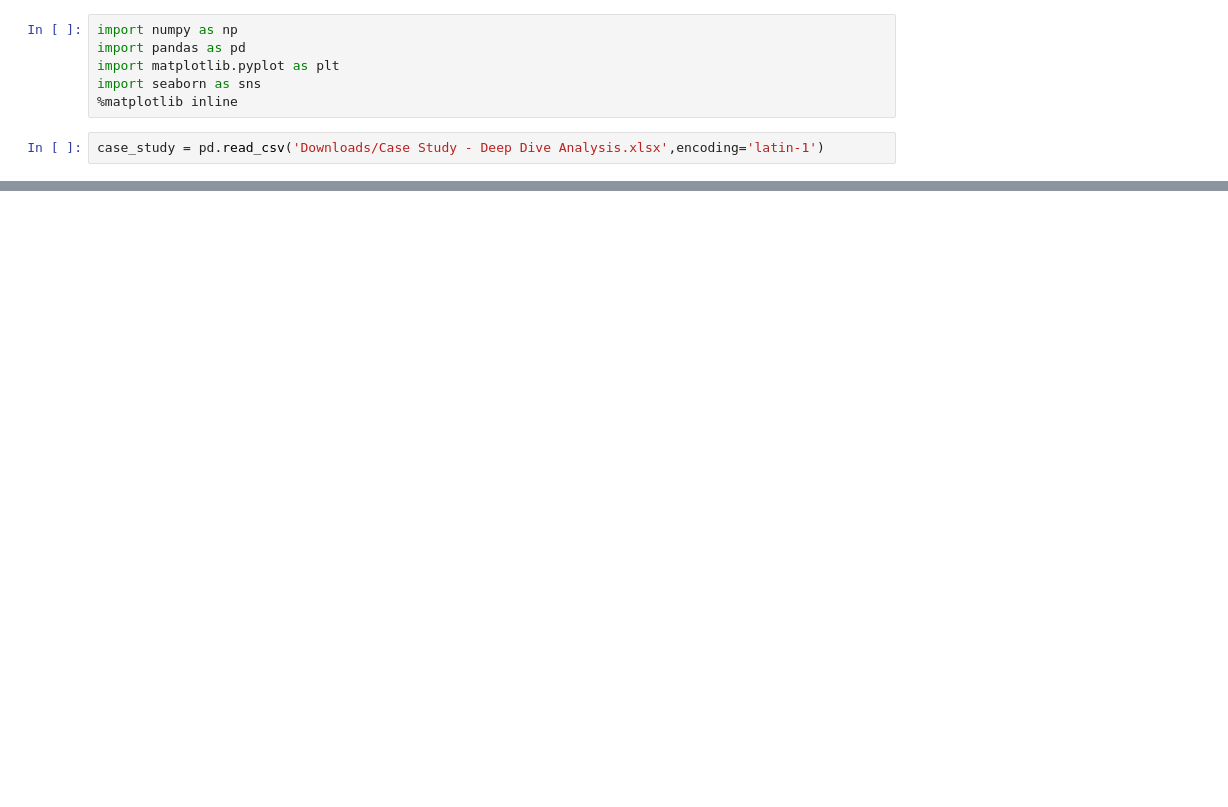
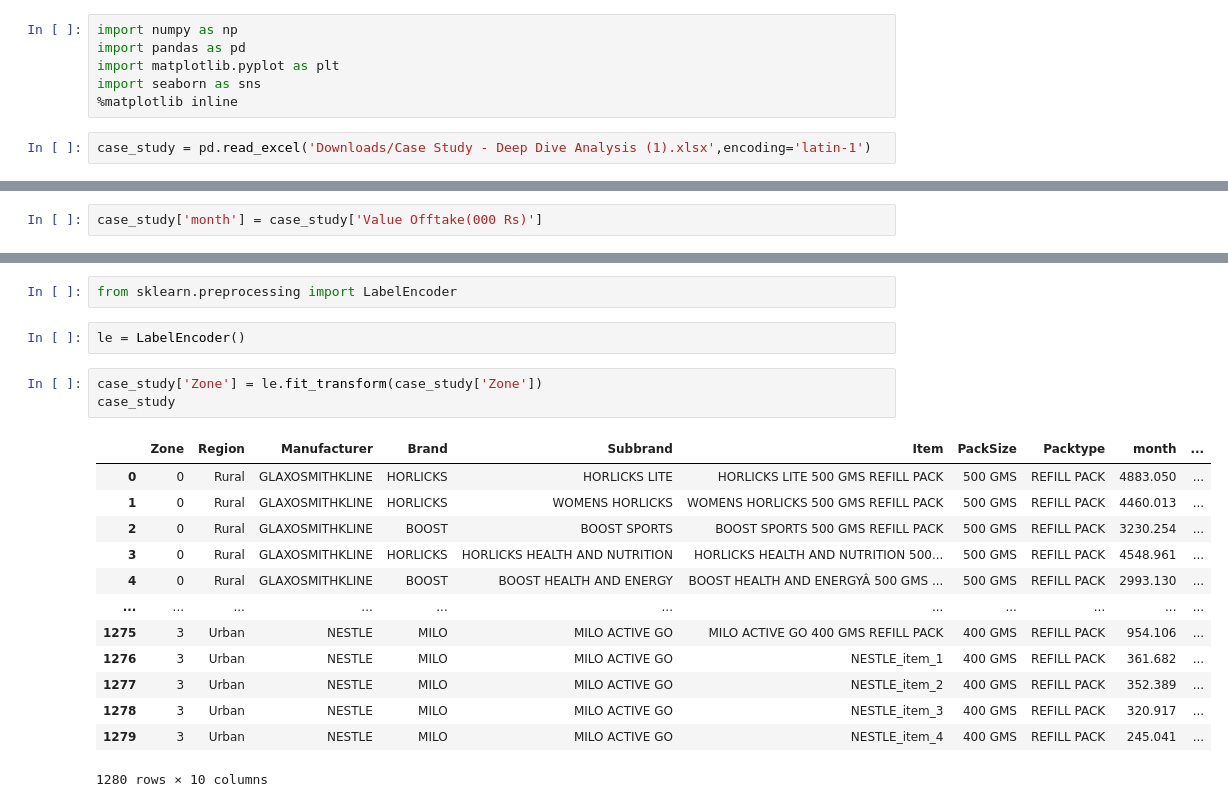
Before and after one commit to ShyamKumarChand/Collection-of-data, a Jupyter notebook: CaseStudy.ipynb, the cells around one changed output, grey strips where cells are left out. Cells and saved outputs as stored; diff of their text form; blank space fills up the shorter version.

```diff
--- a/CaseStudy.ipynb
+++ b/CaseStudy.ipynb
@@ -5,4 +5,4 @@ import matplotlib.pyplot as plt
 import seaborn as sns
 %matplotlib inline
 # %%
-case_study = pd.read_csv('Downloads/Case Study - Deep Dive Analysis.xlsx',encoding='latin-1')
+case_study = pd.read_excel('Downloads/Case Study - Deep Dive Analysis (1).xlsx',encoding='latin-1')
@@ -10,0 +53,2 @@ ParserError: Error tokenizing data. C error: Expected 2 fields in line 8, saw 3
+# %%
+case_study['month'] = case_study['Value Offtake(000 Rs)']
@@ -10,0 +101,21 @@ ParserError: Error tokenizing data. C error: Expected 2 fields in line 8, saw 3
+# %%
+from sklearn.preprocessing import LabelEncoder
+# %%
+le = LabelEncoder()
+# %%
+case_study['Zone'] = le.fit_transform(case_study['Zone'])
+case_study
+# %% [output]
+|  | Zone | Region | Manufacturer | Brand | Subbrand | Item | PackSize | Packtype | month | ... |
+| 0 | 0 | Rural | GLAXOSMITHKLINE | HORLICKS | HORLICKS LITE | HORLICKS LITE 500 GMS REFILL PACK | 500 GMS | REFILL PACK | 4883.050 | ... |
+| 1 | 0 | Rural | GLAXOSMITHKLINE | HORLICKS | WOMENS HORLICKS | WOMENS HORLICKS 500 GMS REFILL PACK | 500 GMS | REFILL PACK | 4460.013 | ... |
+| 2 | 0 | Rural | GLAXOSMITHKLINE | BOOST | BOOST SPORTS | BOOST SPORTS 500 GMS REFILL PACK | 500 GMS | REFILL PACK | 3230.254 | ... |
+| 3 | 0 | Rural | GLAXOSMITHKLINE | HORLICKS | HORLICKS HEALTH AND NUTRITION | HORLICKS HEALTH AND NUTRITION 500... | 500 GMS | REFILL PACK | 4548.961 | ... |
+| 4 | 0 | Rural | GLAXOSMITHKLINE | BOOST | BOOST HEALTH AND ENERGY | BOOST HEALTH AND ENERGYÂ 500 GMS ... | 500 GMS | REFILL PACK | 2993.130 | ... |
+| ... | ... | ... | ... | ... | ... | ... | ... | ... | ... | ... |
+| 1275 | 3 | Urban | NESTLE | MILO | MILO ACTIVE GO | MILO ACTIVE GO 400 GMS REFILL PACK | 400 GMS | REFILL PACK | 954.106 | ... |
+| 1276 | 3 | Urban | NESTLE | MILO | MILO ACTIVE GO | NESTLE_item_1 | 400 GMS | REFILL PACK | 361.682 | ... |
+| 1277 | 3 | Urban | NESTLE | MILO | MILO ACTIVE GO | NESTLE_item_2 | 400 GMS | REFILL PACK | 352.389 | ... |
+| 1278 | 3 | Urban | NESTLE | MILO | MILO ACTIVE GO | NESTLE_item_3 | 400 GMS | REFILL PACK | 320.917 | ... |
+| 1279 | 3 | Urban | NESTLE | MILO | MILO ACTIVE GO | NESTLE_item_4 | 400 GMS | REFILL PACK | 245.041 | ... |
+1280 rows × 10 columns
```
Also changed, not shown: parts of 32 cells of this notebook.
